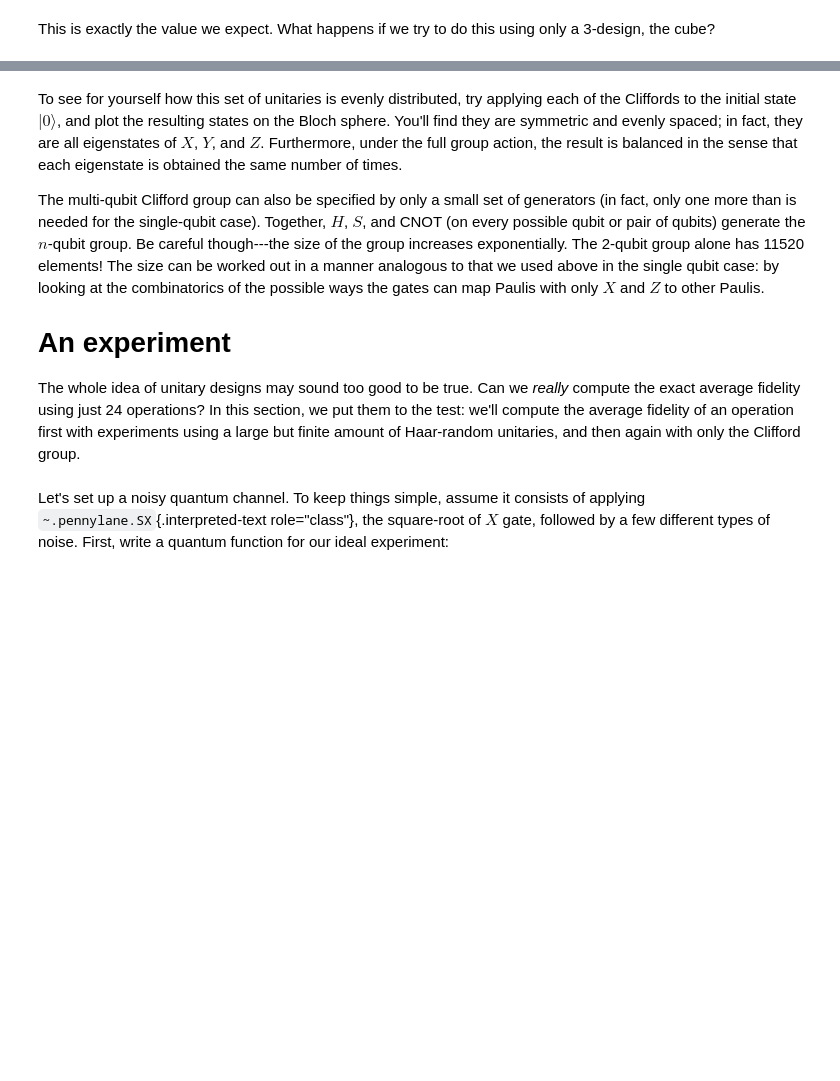
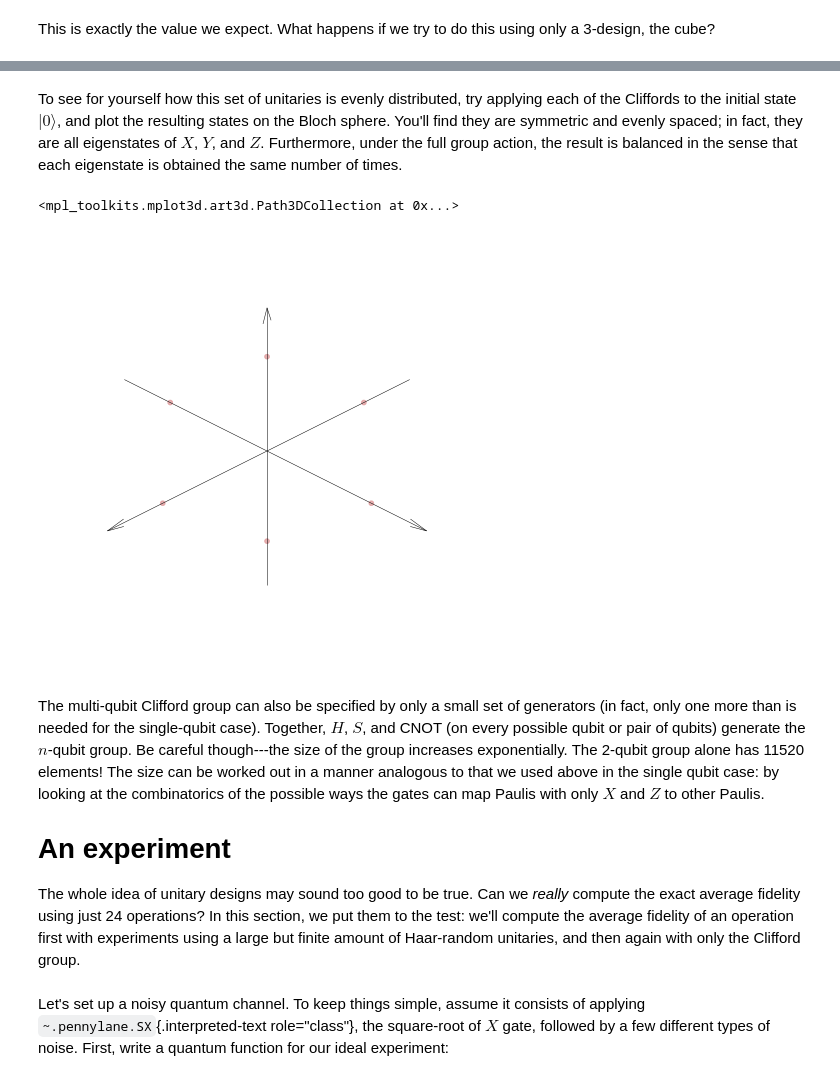
Before and after one commit to SimonCichy/barren-gadgets, a Jupyter notebook: adapted-tutorials/tutorial_unitary_designs.ipynb, the cells around one changed output, grey strips where cells are left out. Drawn from its saved outputs; the diff is of its cells as text; code cells hidden in the pictures; blank space fills up the shorter version.

Commit message:
Clifford gates on |0>
Applying all the single-qubit Clifford gates to the |0> state and plotting the results on the Bloch sphere

```diff
--- a/adapted-tutorials/tutorial_unitary_designs.ipynb
+++ b/adapted-tutorials/tutorial_unitary_designs.ipynb
@@ -391,15 +395,55 @@ single_qubit_cliffords = [
  'HSHSS', 'HSSHS', 'SHSSH', 'SHSSS', 'SSHSS',
  'HSHSSH', 'HSHSSS', 'HSSHSS'
 ]
+# %% [markdown]
+To see for yourself how this set of unitaries is evenly distributed, try
+applying each of the Cliffords to the initial state $|0\rangle$, and
+plot the resulting states on the Bloch sphere. You\'ll find they are
+symmetric and evenly spaced; in fact, they are all eigenstates of $X$,
+$Y$, and $Z$. Furthermore, under the full group action, the result is
+balanced in the sense that each eigenstate is obtained the same number
+of times.
+# %%
+# Applying all the Cliffort to the initial state
+# inspired from further down in the code and the demo on the Haar measure
+dev = qml.device('default.mixed', wires=1)
+@qml.qnode(dev)
+def apply_clifford_string(clifford_string):
+    for gate in clifford_string:
+        if gate == 'H':
+            qml.Hadamard(wires=0)
+        else:
+            qml.PhaseShift(np.pi/2, wires=0)
+    return qml.state()
+result_states = [apply_clifford_string(C) for C in single_qubit_cliffords]
+# %%
+import matplotlib.pyplot as plt
+
+X = np.array([[0, 1], [1, 0]])
+Y = np.array([[0, -1j], [1j, 0]])
+Z = np.array([[1, 0], [0, -1]])
+def convert_to_bloch_vector(rho):
+    ax = np.trace(np.dot(rho, X)).real
+    ay = np.trace(np.dot(rho, Y)).real
+    az = np.trace(np.dot(rho, Z)).real
+    return [ax, ay, az]
+result_vectors = np.array([convert_to_bloch_vector(s) for s in result_states])
+
+fig = plt.figure(figsize=(6, 6))
+ax = fig.add_subplot(111, projection='3d')
+fig.subplots_adjust(left=0, right=1, bottom=0, top=1)
+ax.grid(False)
+ax.set_axis_off()
+ax.view_init(30, 45)
+ax.dist = 7
+x, y, z = np.array([[-1.5, 0, 0], [0, -1.5, 0], [0, 0, -1.5]])
+u, v, w = np.array([[3, 0, 0], [0, 3, 0], [0, 0, 3]])
+ax.quiver(x, y, z, u, v, w, arrow_length_ratio=0.05, color="black", linewidth=0.5)
+ax.scatter(result_vectors[:,0], result_vectors[:,1], result_vectors[:,2], c='#e29d9e', alpha=0.3)
+# %% [output]
+<mpl_toolkits.mplot3d.art3d.Path3DCollection at 0x...>
+[figure, added]
 # %% [markdown]
-To see for yourself how this set of unitaries is evenly distributed, try
-applying each of the Cliffords to the initial state $|0\rangle$, and
-plot the resulting states on the Bloch sphere. You\'ll find they are
-symmetric and evenly spaced; in fact, they are all eigenstates of $X$,
-$Y$, and $Z$. Furthermore, under the full group action, the result is
-balanced in the sense that each eigenstate is obtained the same number
-of times.
-
 The multi-qubit Clifford group can also be specified by only a small set
 of generators (in fact, only one more than is needed for the
 single-qubit case). Together, $H$, $S$, and CNOT (on every possible
```
Also changed, not shown: parts of 4 cells of this notebook.
